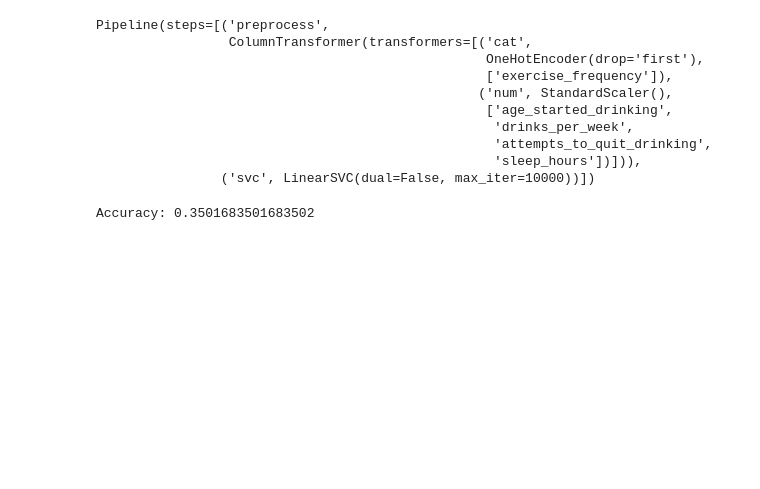
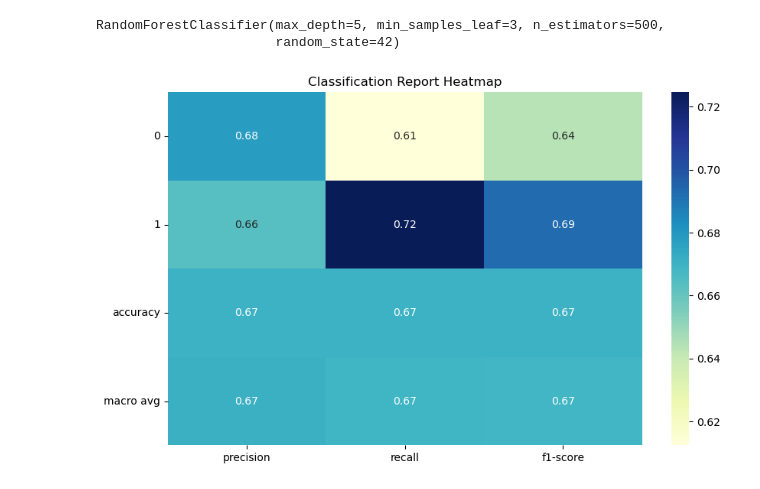
Before and after one commit to cfull03/Cigarette-and-Drinking-Data, a Jupyter notebook: Machine Learning/Machine Learning Model.ipynb, the cells around one changed output. Saved outputs shown, nothing was run; the diff lists cells and outputs as text; code cells hidden in the pictures; blank space fills up the shorter version.

```diff
--- a/Machine Learning/Machine Learning Model.ipynb
+++ b/Machine Learning/Machine Learning Model.ipynb
@@ -38,23 +33,27 @@ preprocessor = ColumnTransformer([
+# %%
+y = le.fit_transform(y)
 # %%
 X_train, X_test, y_train, y_test = train_test_split(X, y, test_size=0.2, random_state=42)
-# %%
-pipeline = Pipeline([
-    ('preprocess', preprocessor),
-    ('svc', LinearSVC(C=1.0, max_iter=10000, dual=False))  # dual=False recommended when n_samples > n_features
-])
-pipeline.fit(X_train, y_train)
-# %% [output]
-Pipeline(steps=[('preprocess',
-                 ColumnTransformer(transformers=[('cat',
-                                                  OneHotEncoder(drop='first'),
-                                                  ['exercise_frequency']),
-                                                 ('num', StandardScaler(),
-                                                  ['age_started_drinking',
-                                                   'drinks_per_week',
-                                                   'attempts_to_quit_drinking',
-                                                   'sleep_hours'])])),
-                ('svc', LinearSVC(dual=False, max_iter=10000))])
-# %%
-print("Accuracy:", pipeline.score(X_test, y_test))
-# %% [output]
-Accuracy: 0.3501683501683502
+# %%
+model = RandomForestClassifier(n_estimators = 500,
+                               criterion = 'gini',
+                               max_depth = 5,
+                               min_samples_leaf = 3,
+                               random_state=42)
+model.fit(X_train, y_train)
+# %% [output]
+RandomForestClassifier(max_depth=5, min_samples_leaf=3, n_estimators=500,
+                       random_state=42)
+# %%
+y_pred = model.predict(X_test)
+report_dict = classification_report(y_test, y_pred, output_dict=True)
+report_df = pd.DataFrame(report_dict).transpose()
+# %%
+# Heatmap for classification metrics
+plt.figure(figsize=(10, 6))
+sns.heatmap(report_df.iloc[:-1, :-1], annot=True, cmap="YlGnBu", fmt=".2f")
+plt.title("Classification Report Heatmap")
+plt.yticks(rotation=0)
+plt.show()
+# %% [output]
+[figure, added]
```
Also changed, not shown: parts of 8 cells of this notebook, 1 other file.
